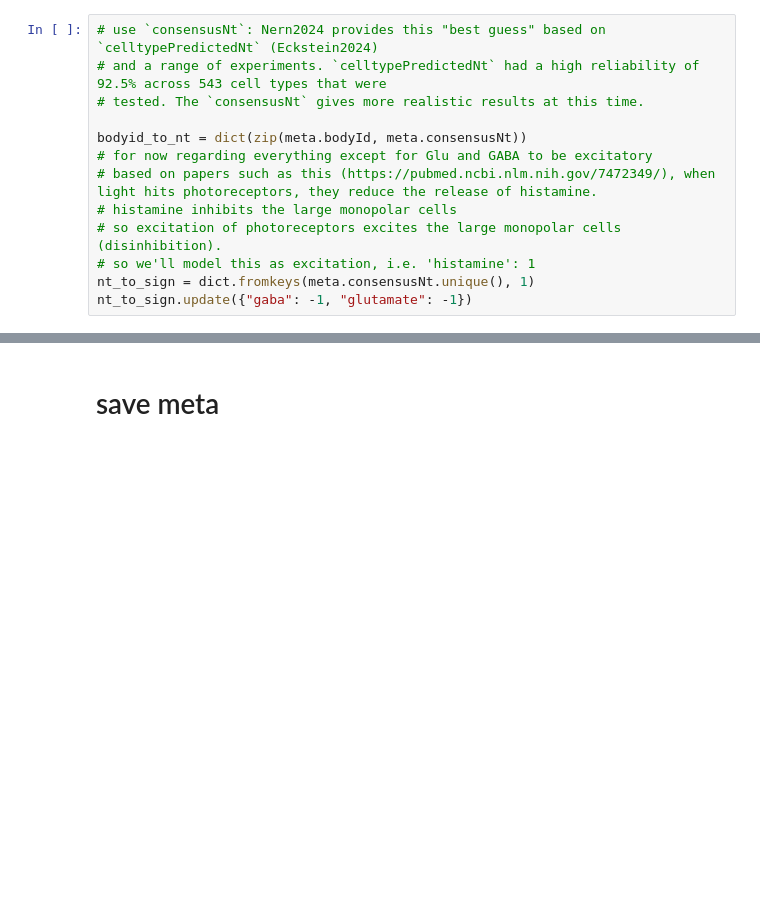
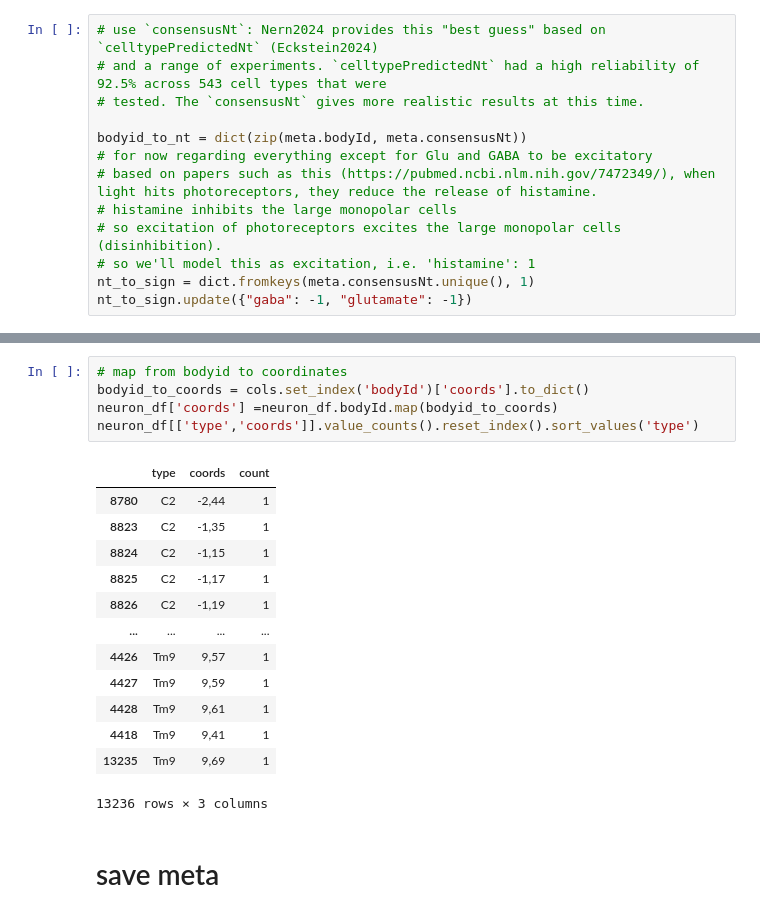
Before and after one commit to YijieYin/connectome_data_prep, a Jupyter notebook: maleCNS/adult_prepare_neuprint_optic_neuron.ipynb, the cells around one changed output, grey strips where cells are left out. Saved outputs shown, nothing was run; the diff lists cells and outputs as text; blank space fills up the shorter version.

```diff
--- a/maleCNS/adult_prepare_neuprint_optic_neuron.ipynb
+++ b/maleCNS/adult_prepare_neuprint_optic_neuron.ipynb
@@ -1054,3 +1093,22 @@ nt_to_sign.update({"gaba": -1, "glutamate": -1})
+# %%
+# map from bodyid to coordinates
+bodyid_to_coords = cols.set_index('bodyId')['coords'].to_dict()
+neuron_df['coords'] =neuron_df.bodyId.map(bodyid_to_coords)
+neuron_df[['type','coords']].value_counts().reset_index().sort_values('type')
+# %% [output]
+|  | type | coords | count |
+| 8780 | C2 | -2,44 | 1 |
+| 8823 | C2 | -1,35 | 1 |
+| 8824 | C2 | -1,15 | 1 |
+| 8825 | C2 | -1,17 | 1 |
+| 8826 | C2 | -1,19 | 1 |
+| ... | ... | ... | ... |
+| 4426 | Tm9 | 9,57 | 1 |
+| 4427 | Tm9 | 9,59 | 1 |
+| 4428 | Tm9 | 9,61 | 1 |
+| 4418 | Tm9 | 9,41 | 1 |
+| 13235 | Tm9 | 9,69 | 1 |
+13236 rows × 3 columns
 # %% [markdown]
 # save meta
 # %%
```
Also changed, not shown: parts of 8 cells of this notebook, 2 other files.
